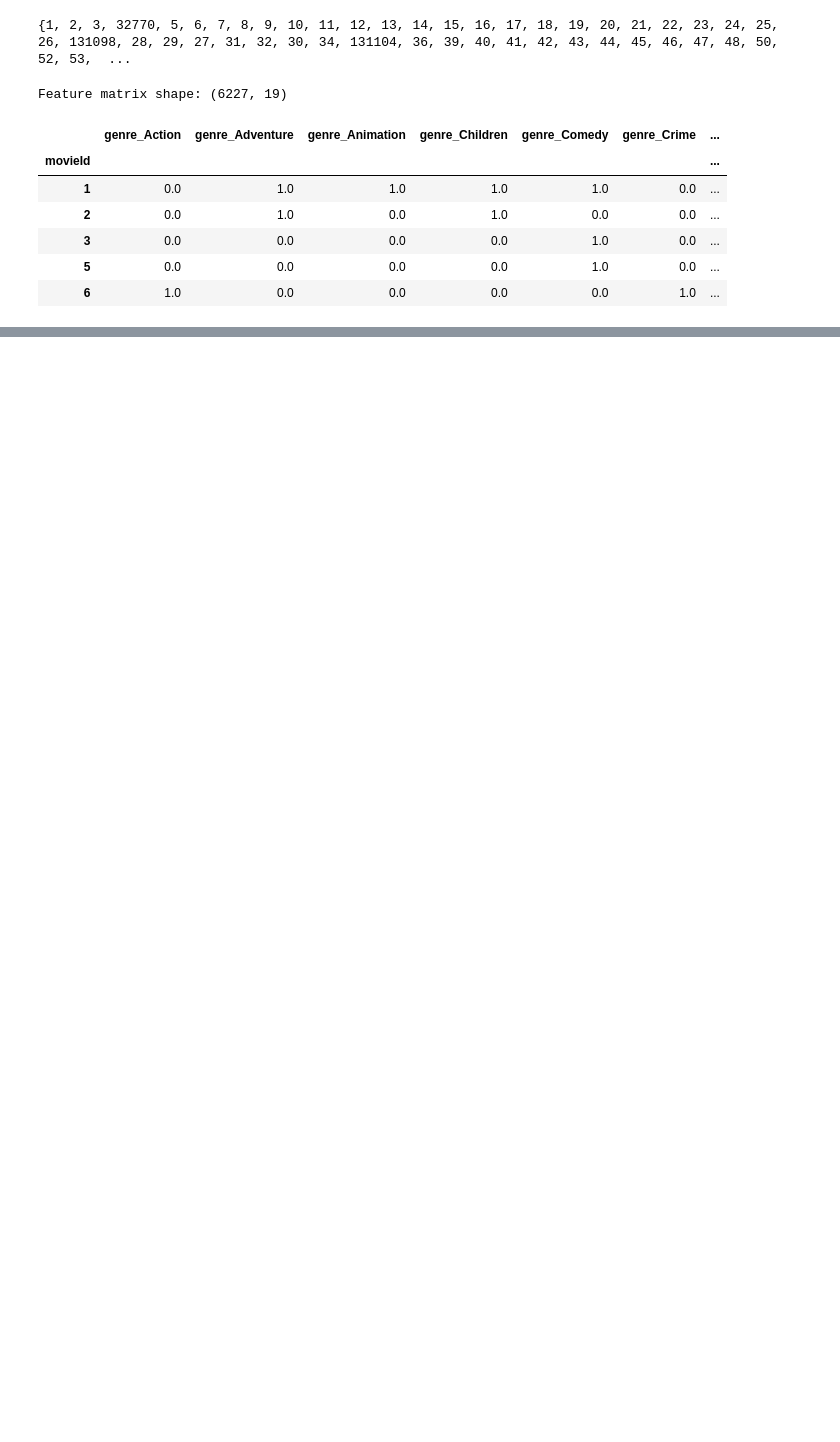
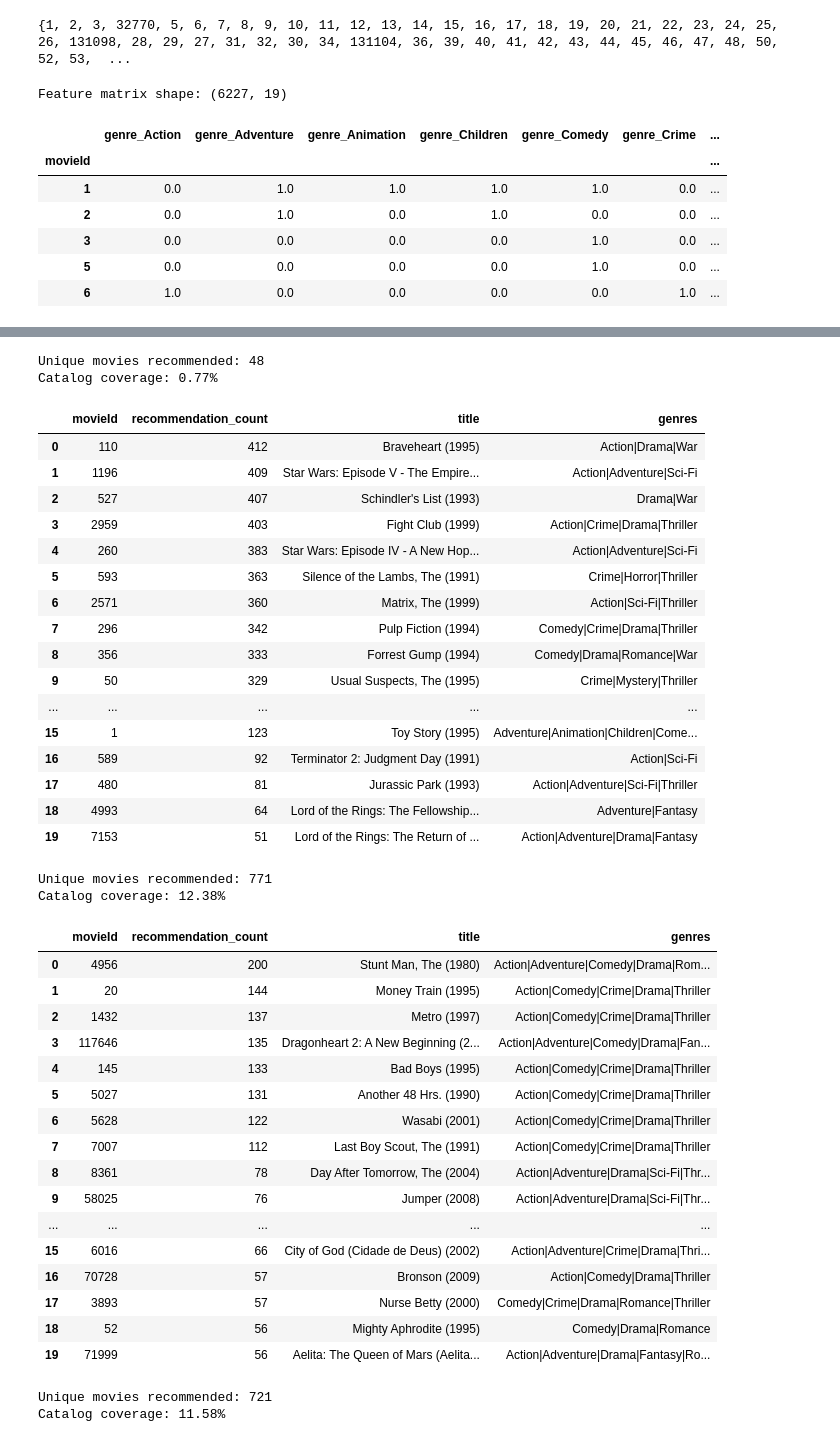
Before and after one commit to shosakaue0808/Movie_Recommendation_System, a Jupyter notebook: notebooks/baseline.ipynb, the cells around one changed output, grey strips where cells are left out. Cells and saved outputs as stored; diff of their text form; code cells hidden in the pictures; blank space fills up the shorter version.

Commit message:
built content-based recommender. and compared this with non-personalized model. analyzing model performance

```diff
--- a/notebooks/baseline.ipynb
+++ b/notebooks/baseline.ipynb
@@ -9,8 +9,8 @@ rating = pd.read_csv("../dataset/ml-latest-small/ratings.csv")
 # %%
 train, validation, test = temporal_positive_split(rating)
 # %%
-model = PopularityRecommender()
-model.fit(train)
+popularity_model = PopularityRecommender()
+popularity_model.fit(train)
 # %% [output]
 <movie_recommender.models.popularity.PopularityRecommender at 0x...>
 # %%
@@ -48,7 +48,7 @@ evaluation_rows = []
 for user_id, relevant_movies in evaluable_relevant_by_user.items():
     seen_movies = set(train.loc[train['userId']==user_id, 'movieId'])
 
-    recommendations = model.recommend(seen_movies=seen_movies, k=10)
+    recommendations = popularity_model.recommend(seen_movies=seen_movies, user_id=user_id, k=10)
 
     hit_rate = hit_rate_k(recommendations, relevant_movies, k=10)
     ndcg = ndcg_k(recommendations, relevant_movies, k = 10)
@@ -135,0 +140,5 @@ print(
+# %%
+combined_features = pd.concat(
+    [genre_features, tag_features],
+    axis=1,
+)
@@ -135,0 +294,3 @@ print(
+# %%
+genre_model = ContentBasedRecommender().fit(train, genre_features)
+combined_model = ContentBasedRecommender().fit(train, combined_features)
@@ -135,0 +520,65 @@ print(
+# %%
+display(
+    recommendation_statistics(
+        popularity_per_user,
+        train_catalog,
+        movies,
+    )
+)
+
+display(
+    recommendation_statistics(
+        genre_per_user,
+        train_catalog,
+        movies,
+    )
+)
+
+display(
+    recommendation_statistics(
+        combined_per_user,
+        train_catalog,
+        movies,
+    )
+)
+# %% [output]
+Unique movies recommended: 48
+Catalog coverage: 0.77%
+|  | movieId | recommendation_count | title | genres |
+| 0 | 110 | 412 | Braveheart (1995) | Action|Drama|War |
+| 1 | 1196 | 409 | Star Wars: Episode V - The Empire... | Action|Adventure|Sci-Fi |
+| 2 | 527 | 407 | Schindler's List (1993) | Drama|War |
+| 3 | 2959 | 403 | Fight Club (1999) | Action|Crime|Drama|Thriller |
+| 4 | 260 | 383 | Star Wars: Episode IV - A New Hop... | Action|Adventure|Sci-Fi |
+| 5 | 593 | 363 | Silence of the Lambs, The (1991) | Crime|Horror|Thriller |
+| 6 | 2571 | 360 | Matrix, The (1999) | Action|Sci-Fi|Thriller |
+| 7 | 296 | 342 | Pulp Fiction (1994) | Comedy|Crime|Drama|Thriller |
+| 8 | 356 | 333 | Forrest Gump (1994) | Comedy|Drama|Romance|War |
+| 9 | 50 | 329 | Usual Suspects, The (1995) | Crime|Mystery|Thriller |
+| ... | ... | ... | ... | ... |
+| 15 | 1 | 123 | Toy Story (1995) | Adventure|Animation|Children|Come... |
+| 16 | 589 | 92 | Terminator 2: Judgment Day (1991) | Action|Sci-Fi |
+| 17 | 480 | 81 | Jurassic Park (1993) | Action|Adventure|Sci-Fi|Thriller |
+| 18 | 4993 | 64 | Lord of the Rings: The Fellowship... | Adventure|Fantasy |
+| 19 | 7153 | 51 | Lord of the Rings: The Return of ... | Action|Adventure|Drama|Fantasy |
+Unique movies recommended: 771
+Catalog coverage: 12.38%
+|  | movieId | recommendation_count | title | genres |
+| 0 | 4956 | 200 | Stunt Man, The (1980) | Action|Adventure|Comedy|Drama|Rom... |
+| 1 | 20 | 144 | Money Train (1995) | Action|Comedy|Crime|Drama|Thriller |
+| 2 | 1432 | 137 | Metro (1997) | Action|Comedy|Crime|Drama|Thriller |
+| 3 | 117646 | 135 | Dragonheart 2: A New Beginning (2... | Action|Adventure|Comedy|Drama|Fan... |
+| 4 | 145 | 133 | Bad Boys (1995) | Action|Comedy|Crime|Drama|Thriller |
+| 5 | 5027 | 131 | Another 48 Hrs. (1990) | Action|Comedy|Crime|Drama|Thriller |
+| 6 | 5628 | 122 | Wasabi (2001) | Action|Comedy|Crime|Drama|Thriller |
+| 7 | 7007 | 112 | Last Boy Scout, The (1991) | Action|Comedy|Crime|Drama|Thriller |
+| 8 | 8361 | 78 | Day After Tomorrow, The (2004) | Action|Adventure|Drama|Sci-Fi|Thr... |
+| 9 | 58025 | 76 | Jumper (2008) | Action|Adventure|Drama|Sci-Fi|Thr... |
+| ... | ... | ... | ... | ... |
+| 15 | 6016 | 66 | City of God (Cidade de Deus) (2002) | Action|Adventure|Crime|Drama|Thri... |
+| 16 | 70728 | 57 | Bronson (2009) | Action|Comedy|Drama|Thriller |
+| 17 | 3893 | 57 | Nurse Betty (2000) | Comedy|Crime|Drama|Romance|Thriller |
+| 18 | 52 | 56 | Mighty Aphrodite (1995) | Comedy|Drama|Romance |
+| 19 | 71999 | 56 | Aelita: The Queen of Mars (Aelita... | Action|Adventure|Drama|Fantasy|Ro... |
+Unique movies recommended: 721
+Catalog coverage: 11.58%
```
Also changed, not shown: parts of 33 cells of this notebook, 6 other files.
